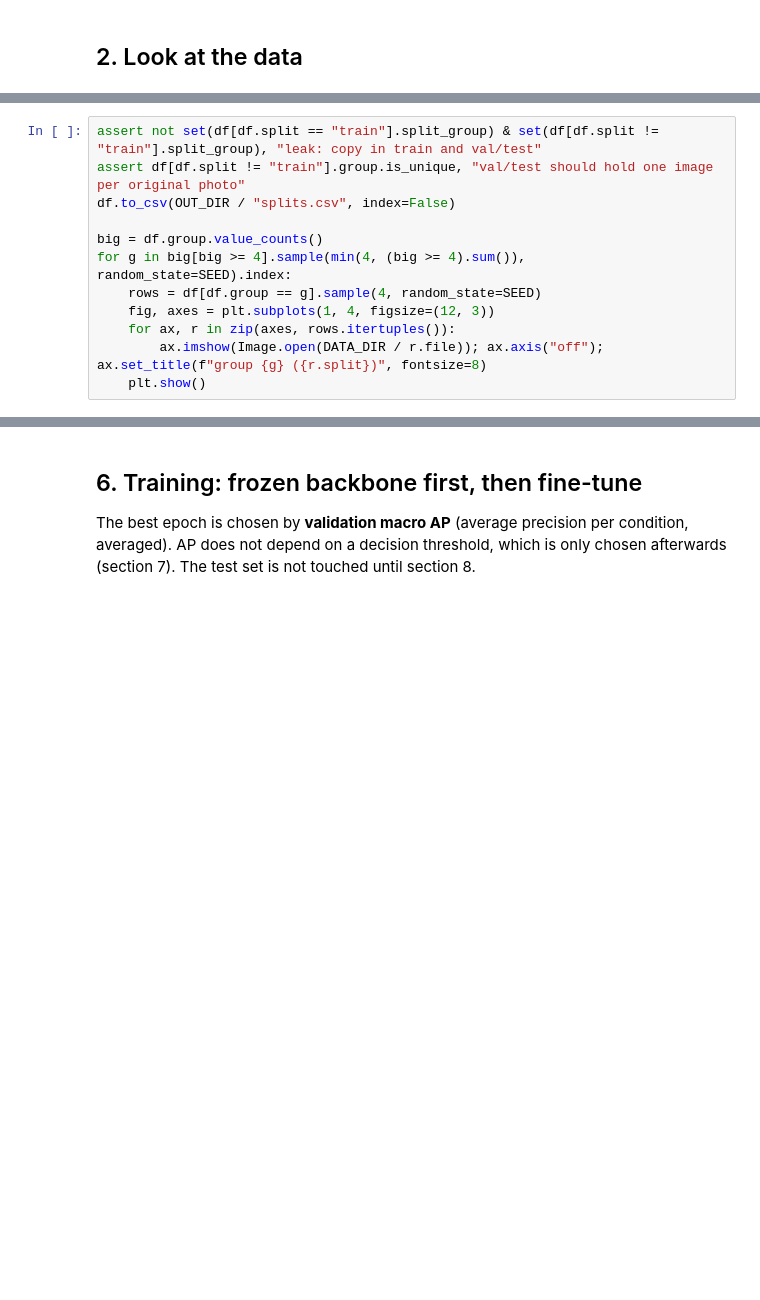
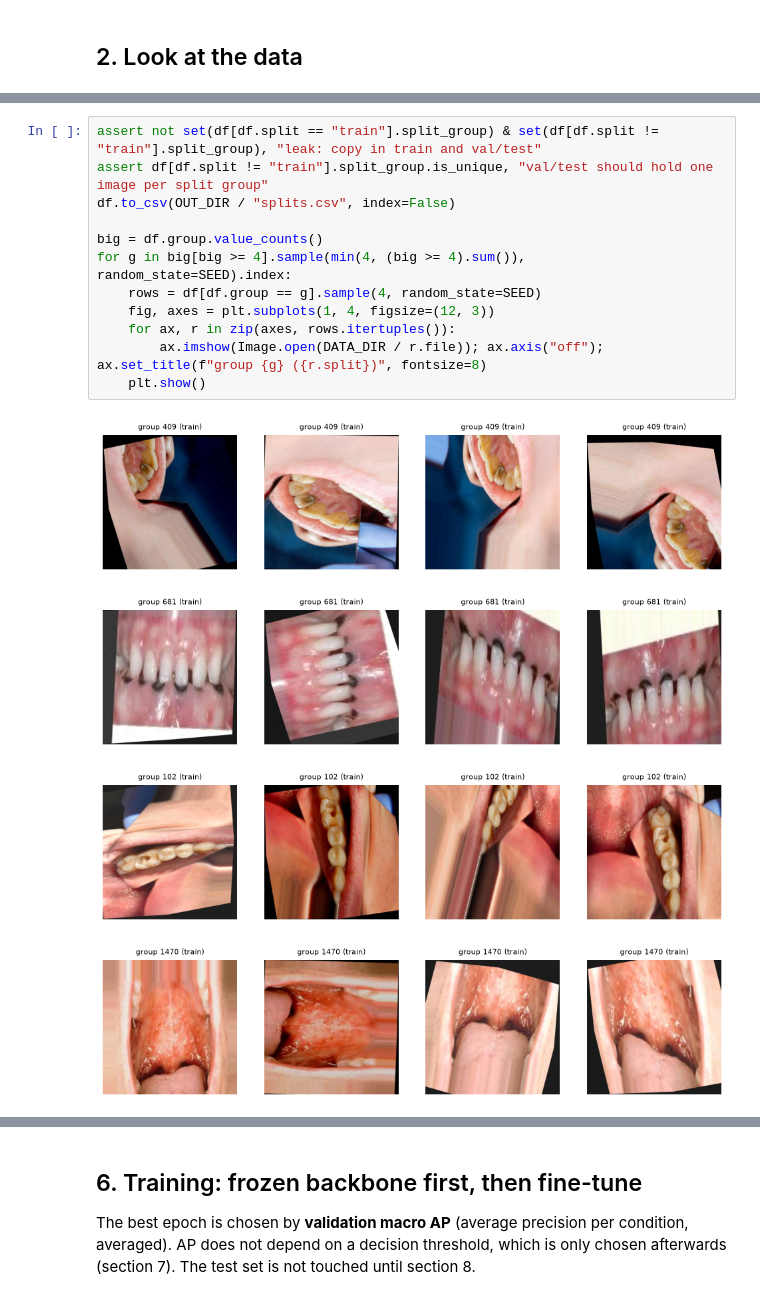
Before and after one commit to Aiden812/Deep-Learning-WIU, a Jupyter notebook: models/classifier/notebooks/Aiden/01_condition_classifier.ipynb, the cells around one changed output, grey strips where cells are left out. Saved outputs shown, nothing was run; the diff lists cells and outputs as text; blank space fills up the shorter version.

```diff
--- a/models/classifier/notebooks/Aiden/01_condition_classifier.ipynb
+++ b/models/classifier/notebooks/Aiden/01_condition_classifier.ipynb
@@ -80,16 +101,21 @@ Check the examples below: every row should be one photo shown several times. If
 threshold (`GROUP_INLIERS` in the script) is too loose.
 # %%
 assert not set(df[df.split == "train"].split_group) & set(df[df.split != "train"].split_group), "leak: copy in train and val/test"
-assert df[df.split != "train"].group.is_unique, "val/test should hold one image per original photo"
+assert df[df.split != "train"].split_group.is_unique, "val/test should hold one image per split group"
 df.to_csv(OUT_DIR / "splits.csv", index=False)
 
 big = df.group.value_counts()
 for g in big[big >= 4].sample(min(4, (big >= 4).sum()), random_state=SEED).index:
     rows = df[df.group == g].sample(4, random_state=SEED)
     fig, axes = plt.subplots(1, 4, figsize=(12, 3))
     for ax, r in zip(axes, rows.itertuples()):
         ax.imshow(Image.open(DATA_DIR / r.file)); ax.axis("off"); ax.set_title(f"group {g} ({r.split})", fontsize=8)
     plt.show()
+# %% [output]
+[figure, added]
+[figure, added]
+[figure, added]
+[figure, added]
 # %% [markdown]
 ## 4. Data loading and augmentation
 
```
Also changed, not shown: parts of 14 cells of this notebook, 17 other files.
